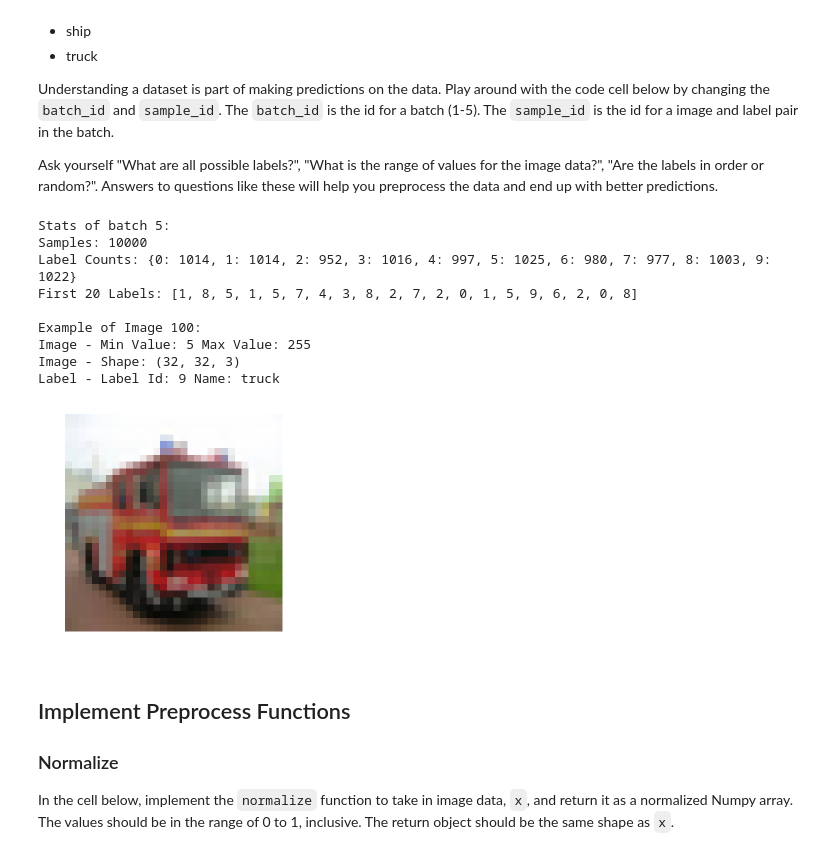
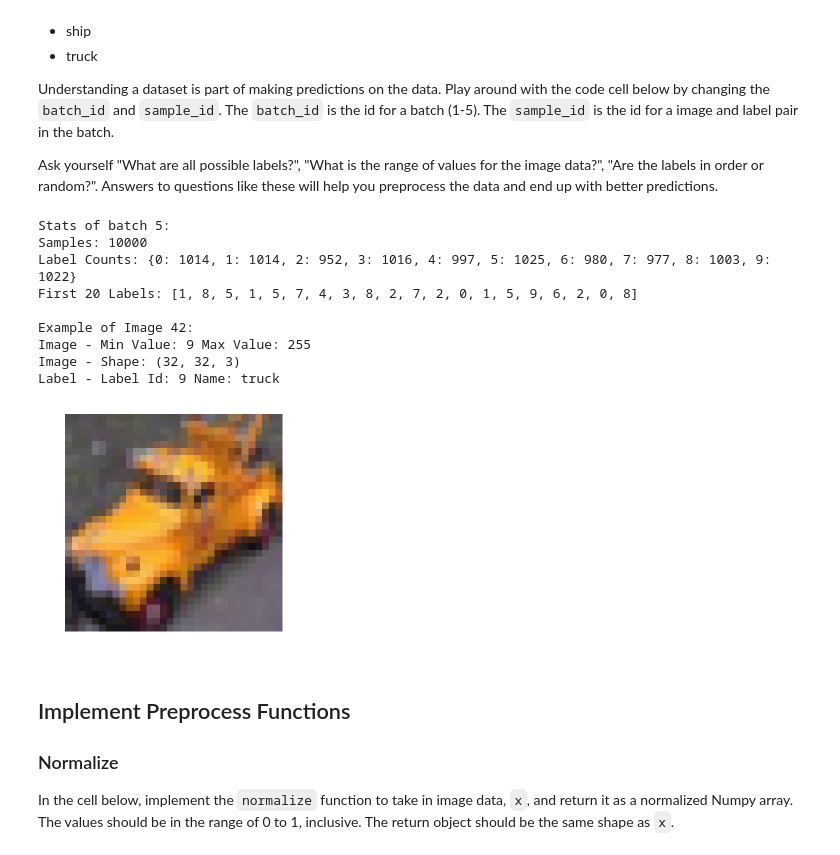
Before and after one commit to klgrady/image-classification, a Jupyter notebook: dlnd_image_classification.ipynb, the cells around one changed output. Saved outputs shown, nothing was run; the diff lists cells and outputs as text; code cells hidden in the pictures.

```diff
--- a/dlnd_image_classification.ipynb
+++ b/dlnd_image_classification.ipynb
@@ -59,28 +59,28 @@ Ask yourself "What are all possible labels?", "What is the range of values for t
 # %%
 %matplotlib inline
 %config InlineBackend.figure_format = 'retina'
 
 import helper
 import numpy as np
 
 #global variable to fit one hot encoding labels
 one_hot_list = [0, 1, 2, 3, 4, 5, 6, 7, 8, 9]
 
 # Explore the dataset
 batch_id = 5
-sample_id = 100
+sample_id = 42
 helper.display_stats(cifar10_dataset_folder_path, batch_id, sample_id)
 # %% [output]
 Stats of batch 5:
 Samples: 10000
 Label Counts: {0: 1014, 1: 1014, 2: 952, 3: 1016, 4: 997, 5: 1025, 6: 980, 7: 977, 8: 1003, 9: 1022}
 First 20 Labels: [1, 8, 5, 1, 5, 7, 4, 3, 8, 2, 7, 2, 0, 1, 5, 9, 6, 2, 0, 8]
 
-Example of Image 100:
-Image - Min Value: 5 Max Value: 255
+Example of Image 42:
+Image - Min Value: 9 Max Value: 255
 Image - Shape: (32, 32, 3)
 Label - Label Id: 9 Name: truck
-[figure, old version]
+[figure, new version]
 # %% [markdown]
 ## Implement Preprocess Functions
 ### Normalize
```
Also changed, not shown: parts of 11 cells of this notebook, 1 other file.
